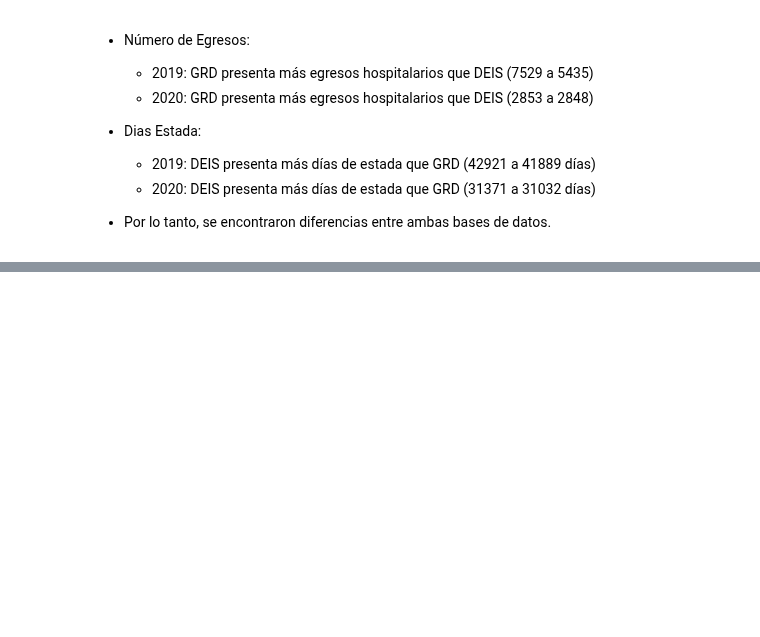
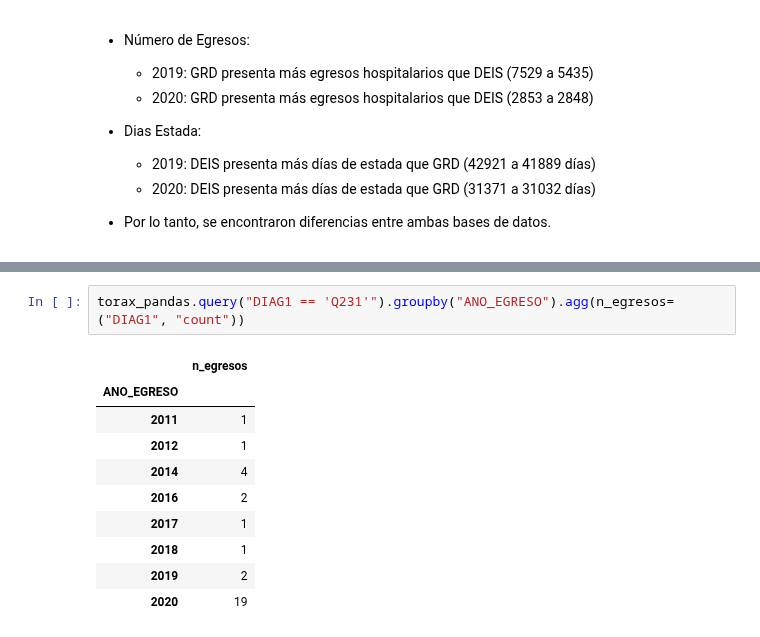
Before and after one commit to JavierRojas14/egresos-hospitalarios, a Jupyter notebook: analisis_base_de_datos.ipynb, the cells around one changed output, grey strips where cells are left out. Cells and saved outputs as stored; diff of their text form; blank space fills up the shorter version.

```diff
--- a/analisis_base_de_datos.ipynb
+++ b/analisis_base_de_datos.ipynb
@@ -118,0 +237,13 @@ GRD|Dias Estada Totales|41889 dias|31032 dias|
+# %%
+torax_pandas.query("DIAG1 == 'Q231'").groupby("ANO_EGRESO").agg(n_egresos=("DIAG1", "count"))
+# %% [output]
+|  | n_egresos |
+| ANO_EGRESO |  |
+| 2011 | 1 |
+| 2012 | 1 |
+| 2014 | 4 |
+| 2016 | 2 |
+| 2017 | 1 |
+| 2018 | 1 |
+| 2019 | 2 |
+| 2020 | 19 |
```
Also changed, not shown: parts of 12 cells of this notebook.
